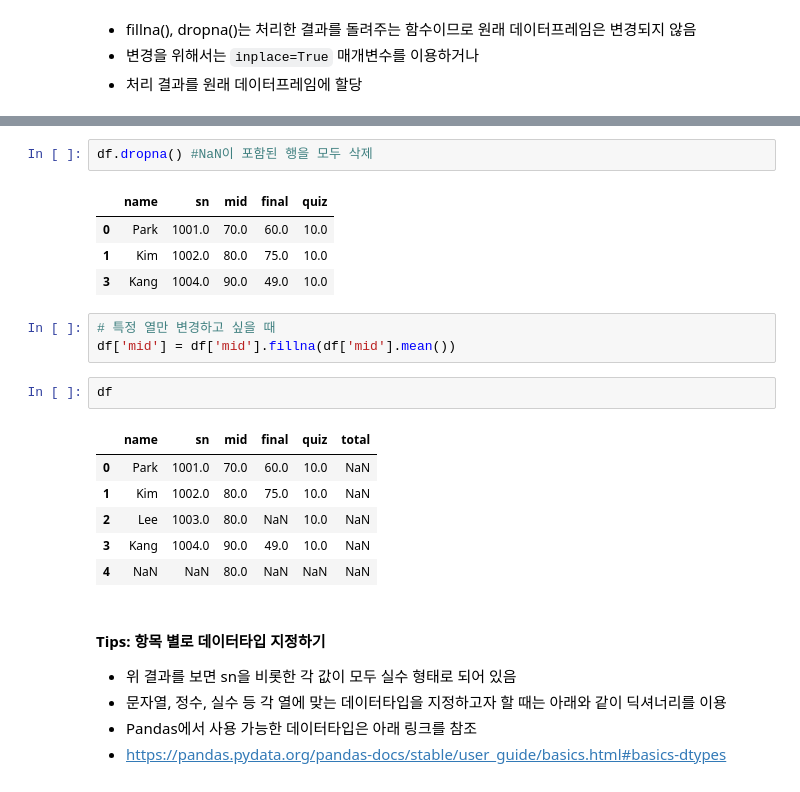
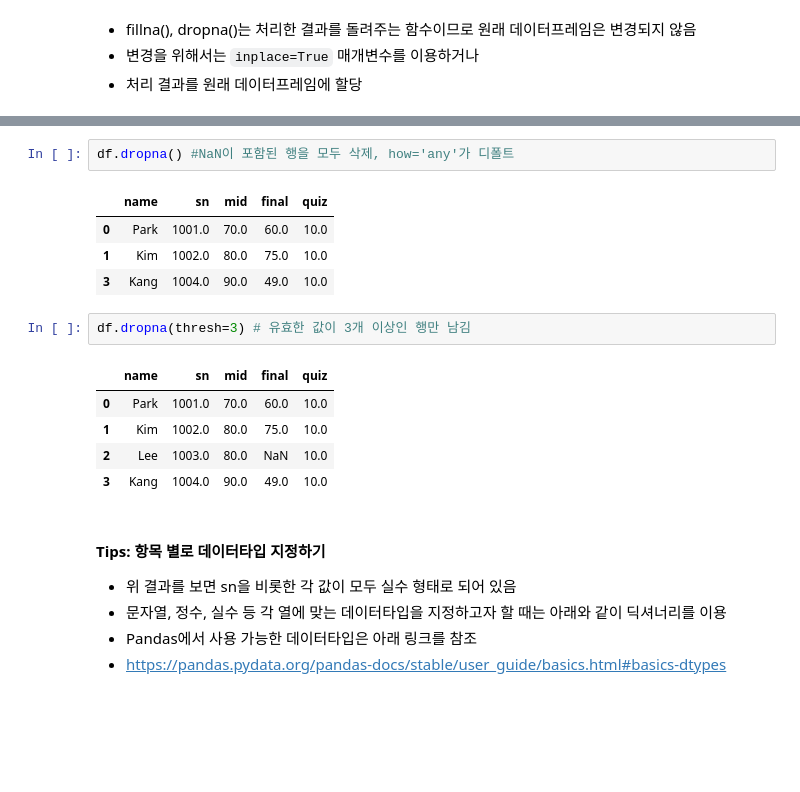
Before and after one commit to IntelligentAgentLab/Lectures, a Jupyter notebook: DataAnalysis/06_DataPreparation.ipynb, the cells around one changed output, grey strips where cells are left out. Saved outputs shown, nothing was run; the diff lists cells and outputs as text; blank space fills up the shorter version.

```diff
--- a/DataAnalysis/06_DataPreparation.ipynb
+++ b/DataAnalysis/06_DataPreparation.ipynb
@@ -186,22 +223,18 @@ df
 # %%
-df.dropna() #NaN이 포함된 행을 모두 삭제
+df.dropna() #NaN이 포함된 행을 모두 삭제, how='any'가 디폴트
 # %% [output]
 |  | name | sn | mid | final | quiz |
 | 0 | Park | 1001.0 | 70.0 | 60.0 | 10.0 |
 | 1 | Kim | 1002.0 | 80.0 | 75.0 | 10.0 |
 | 3 | Kang | 1004.0 | 90.0 | 49.0 | 10.0 |
-# %%
-# 특정 열만 변경하고 싶을 때
-df['mid'] = df['mid'].fillna(df['mid'].mean())
-# %%
-df
-# %% [output]
-|  | name | sn | mid | final | quiz | total |
-| 0 | Park | 1001.0 | 70.0 | 60.0 | 10.0 | NaN |
-| 1 | Kim | 1002.0 | 80.0 | 75.0 | 10.0 | NaN |
-| 2 | Lee | 1003.0 | 80.0 | NaN | 10.0 | NaN |
-| 3 | Kang | 1004.0 | 90.0 | 49.0 | 10.0 | NaN |
-| 4 | NaN | NaN | 80.0 | NaN | NaN | NaN |
+# %%
+df.dropna(thresh=3) # 유효한 값이 3개 이상인 행만 남김
+# %% [output]
+|  | name | sn | mid | final | quiz |
+| 0 | Park | 1001.0 | 70.0 | 60.0 | 10.0 |
+| 1 | Kim | 1002.0 | 80.0 | 75.0 | 10.0 |
+| 2 | Lee | 1003.0 | 80.0 | NaN | 10.0 |
+| 3 | Kang | 1004.0 | 90.0 | 49.0 | 10.0 |
 # %% [markdown]
 #### Tips: 항목 별로 데이터타입 지정하기
 - 위 결과를 보면 sn을 비롯한 각 값이 모두 실수 형태로 되어 있음
```
Also changed, not shown: parts of 16 cells of this notebook.
